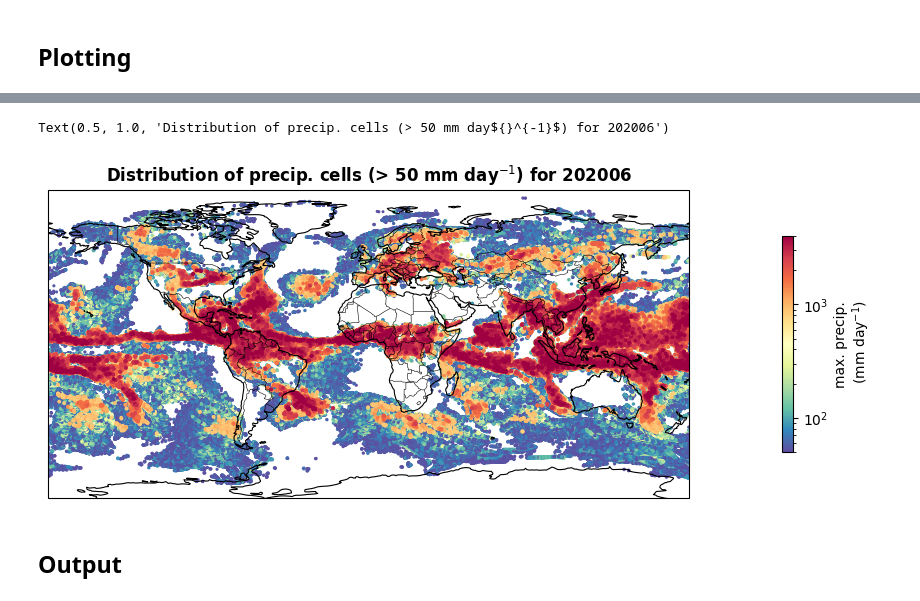
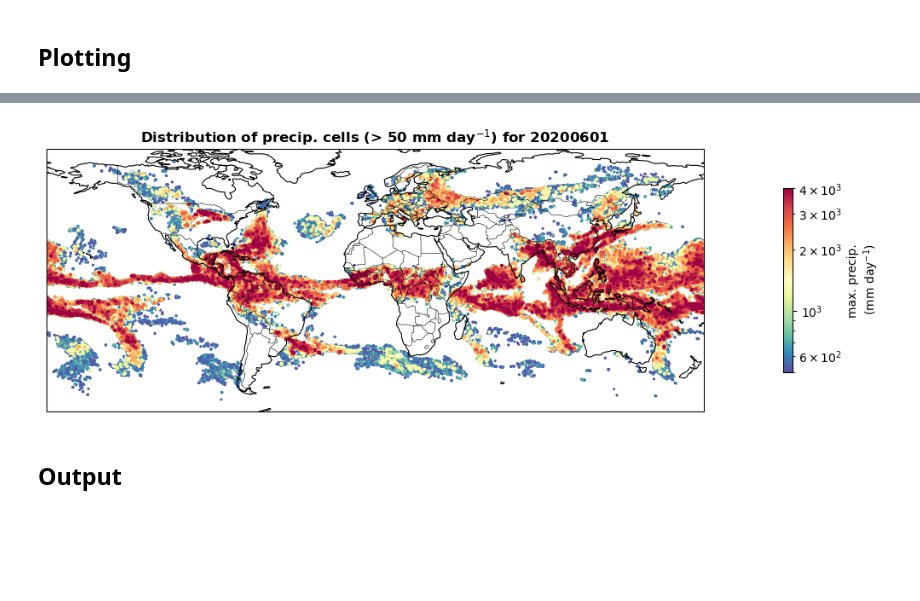
Before and after one commit to fsenf/proj.2025-05_oxford-hackathon, a Jupyter notebook: nbooks/05-Combine_Features.ipynb, the cells around one changed output, grey strips where cells are left out. Drawn from its saved outputs; the diff is of its cells as text; code cells hidden in the pictures; blank space fills up the shorter version.

```diff
--- a/nbooks/05-Combine_Features.ipynb
+++ b/nbooks/05-Combine_Features.ipynb
@@ -24,7 +24,7 @@ import json
 # %%
 if 'launcher' in sys.argv[0]:
     config_file = '../scripts/config/config_precip500.json'
-    date = '202006'
+    date = '20200601'
     interactive = True
 else:
     config_file = sys.argv[1]
@@ -45,7 +45,8 @@ subname = f"{vname}_features_thresh{threshold}"
 input_dir = f"/{main_dir}/{model}/{experiment}/{subname}"
 
 #precip_features_thresh50_icon-hamlite_20200630T0045.nc
-filelist = sorted( glob.glob( f'{input_dir}/{subname}*_{date}??T????.nc' ))
+
+filelist = sorted( glob.glob( f'{input_dir}/{subname}*_{date}*T????.nc' ))
 # %%
 feature_list = []
 
@@ -89,33 +92,32 @@ if interactive:
 # %%
 if interactive:
     target_map = ccrs.PlateCarree()
     fig, axs = plt.subplots(ncols=1, nrows = 1, subplot_kw={'projection': target_map}, figsize = (24,4))
     plt.sca( axs ) #[0] )
 
     x = xfeat.longitude.data
     y = xfeat.latitude.data
 
     for i  in range( len(xe) - 1):
         v1 = xe[i]
         v2 = xe[i+1]
 
         m = (mag > v1) & (mag <= v2 )
         unit = 'mm day${}^{-1}$'
         plt.scatter( x[m],y[m], c = mag[m], s = np.log(size[m]), cmap = plt.cm.Spectral_r,
-                    norm = plt.matplotlib.colors.LogNorm(vmin = 50., vmax = 4000.) )
+                    norm = plt.matplotlib.colors.LogNorm(vmin = 500., vmax = 4000.) )
     plt.colorbar( shrink = 0.7, label = f'max. precip.\n ({unit})' )
 #    xfeat.plot.scatter( x = 'longitude', y = 'latitude', markersize =size,
 #                       transform=ccrs.PlateCarree(),  # the data's projection
 #            subplot_kws={"projection": target_map},)
 
     ax = plt.gca()
     ax.add_feature(cf.COASTLINE, linewidth=0.8)
     ax.add_feature(cf.BORDERS, linewidth=0.4)
     ax.set_title(f'Distribution of precip. cells (> 50 {unit}) for {date}', fontweight = 'bold')
 
     # plt.savefig(f'../pics/map_precip_cells_thresh50_{date}.jpg')
 # %% [output]
-Text(0.5, 1.0, 'Distribution of precip. cells (> 50 mm day${}^{-1}$) for 202006')
-[figure, old version]
+[figure, new version]
 # %% [markdown]
 ## Output
```
Also changed, not shown: parts of 4 cells of this notebook, 2 other files.
